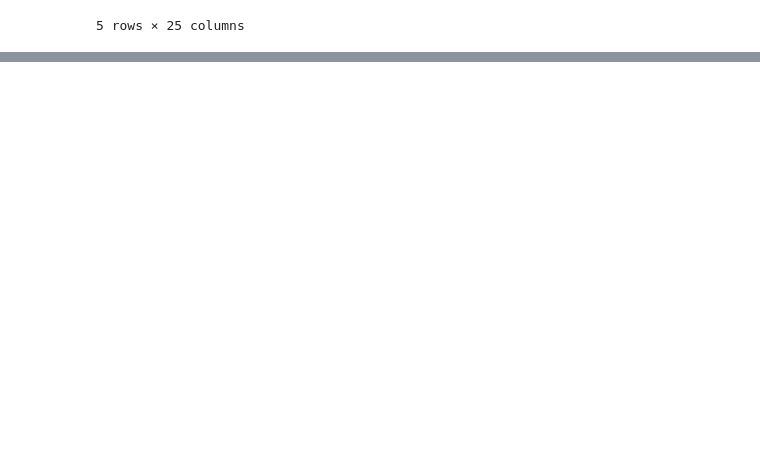
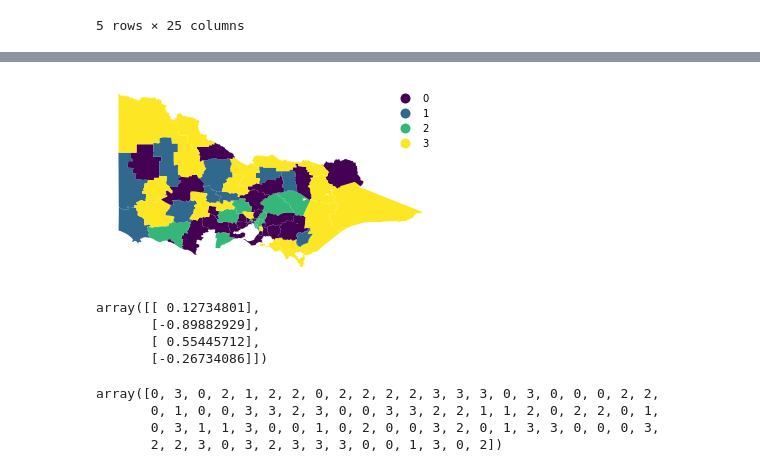
Before and after one commit to owowouwu/Youth-DS-Project, a Jupyter notebook: analysis2.ipynb, the cells around one changed output, grey strips where cells are left out. Saved outputs shown, nothing was run; the diff lists cells and outputs as text; code cells hidden in the pictures; blank space fills up the shorter version.

```diff
--- a/analysis2.ipynb
+++ b/analysis2.ipynb
@@ -394,0 +406,12 @@ plt.box(False)
+# %%
+np.random.seed(111111111)
+kmeans = KMeans(n_clusters = 4)
+clusters = kmeans.fit(np.array(plottingLGA['overallZ']).reshape(-1,1)).labels_
+plottingLGA['clusters'] = clusters
+plottingLGA.plot(column = 'clusters',categorical=True,legend=True,cmap='viridis', legend_kwds={'frameon': False})
+# removes tick marks
+plt.xticks([])
+plt.yticks([])
+plt.box(False)
+# %% [output]
+[figure, added]
@@ -394,0 +420,14 @@ plt.box(False)
+# %%
+clusters.cluster_centers_
+# %% [output]
+array([[ 0.12734801],
+       [-0.89882929],
+       [ 0.55445712],
+       [-0.26734086]])
+# %%
+clusters.labels_
+# %% [output]
+array([0, 3, 0, 2, 1, 2, 2, 0, 2, 2, 2, 2, 3, 3, 3, 0, 3, 0, 0, 0, 2, 2,
+       0, 1, 0, 0, 3, 3, 2, 3, 0, 0, 3, 3, 2, 2, 1, 1, 2, 0, 2, 2, 0, 1,
+       0, 3, 1, 1, 3, 0, 0, 1, 0, 2, 0, 0, 3, 2, 0, 1, 3, 3, 0, 0, 0, 3,
+       2, 2, 3, 0, 3, 2, 3, 3, 3, 0, 0, 1, 3, 0, 2])
```
Also changed, not shown: parts of 3 cells of this notebook, 5 other files.
